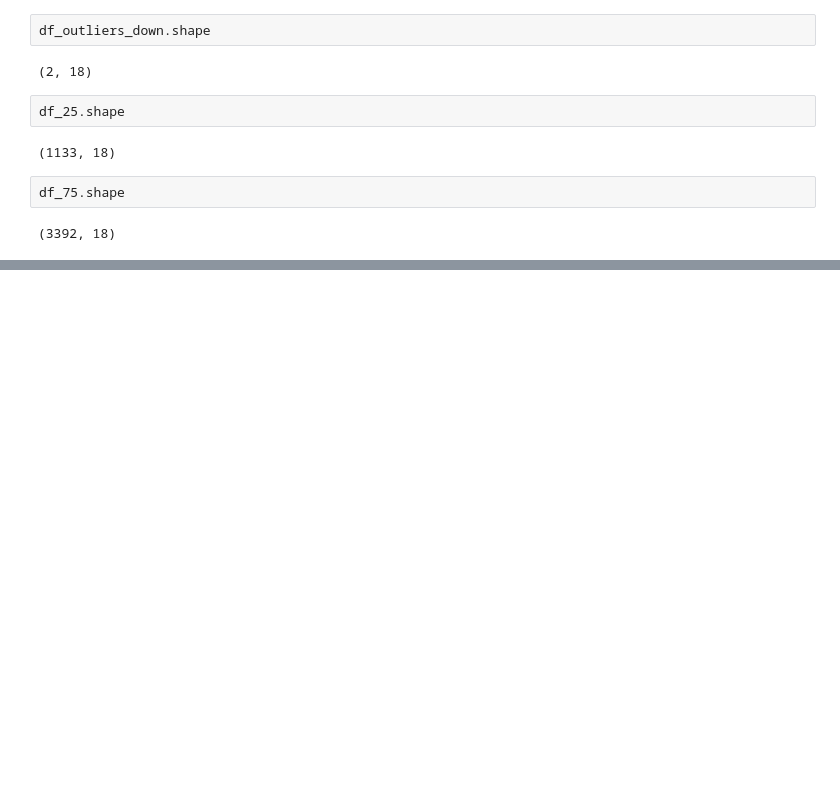
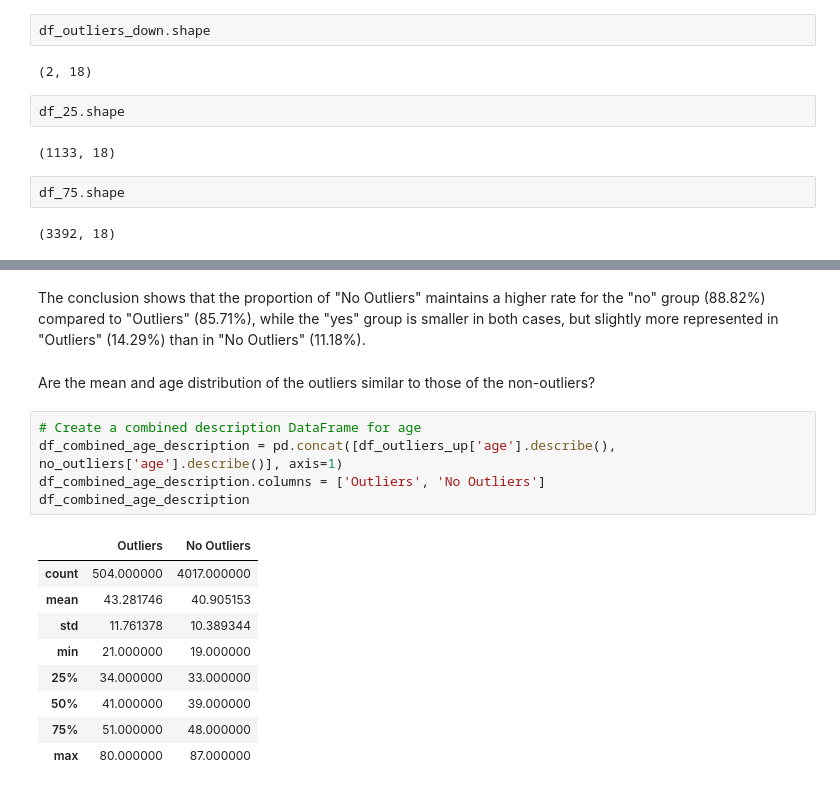
Before and after one commit to viktoruebelhart/uci_bank, a Jupyter notebook: UCI_BANK.ipynb, the cells around one changed output, grey strips where cells are left out. Saved outputs shown, nothing was run; the diff lists cells and outputs as text; blank space fills up the shorter version.

```diff
--- a/UCI_BANK.ipynb
+++ b/UCI_BANK.ipynb
@@ -425,0 +462,19 @@ df_combined_description
+# %% [markdown]
+The conclusion shows that the proportion of "No Outliers" maintains a higher rate for the "no" group (88.82%) compared to "Outliers" (85.71%), while the "yes" group is smaller in both cases, but slightly more represented in "Outliers" (14.29%) than in "No Outliers" (11.18%).
+# %% [markdown]
+Are the mean and age distribution of the outliers similar to those of the non-outliers?
+# %%
+# Create a combined description DataFrame for age
+df_combined_age_description = pd.concat([df_outliers_up['age'].describe(), no_outliers['age'].describe()], axis=1)
+df_combined_age_description.columns = ['Outliers', 'No Outliers']
+df_combined_age_description
+# %% [output]
+|  | Outliers | No Outliers |
+| count | 504.000000 | 4017.000000 |
+| mean | 43.281746 | 40.905153 |
+| std | 11.761378 | 10.389344 |
+| min | 21.000000 | 19.000000 |
+| 25% | 34.000000 | 33.000000 |
+| 50% | 41.000000 | 39.000000 |
+| 75% | 51.000000 | 48.000000 |
+| max | 80.000000 | 87.000000 |
```
Also changed, not shown: parts of 14 cells of this notebook.
